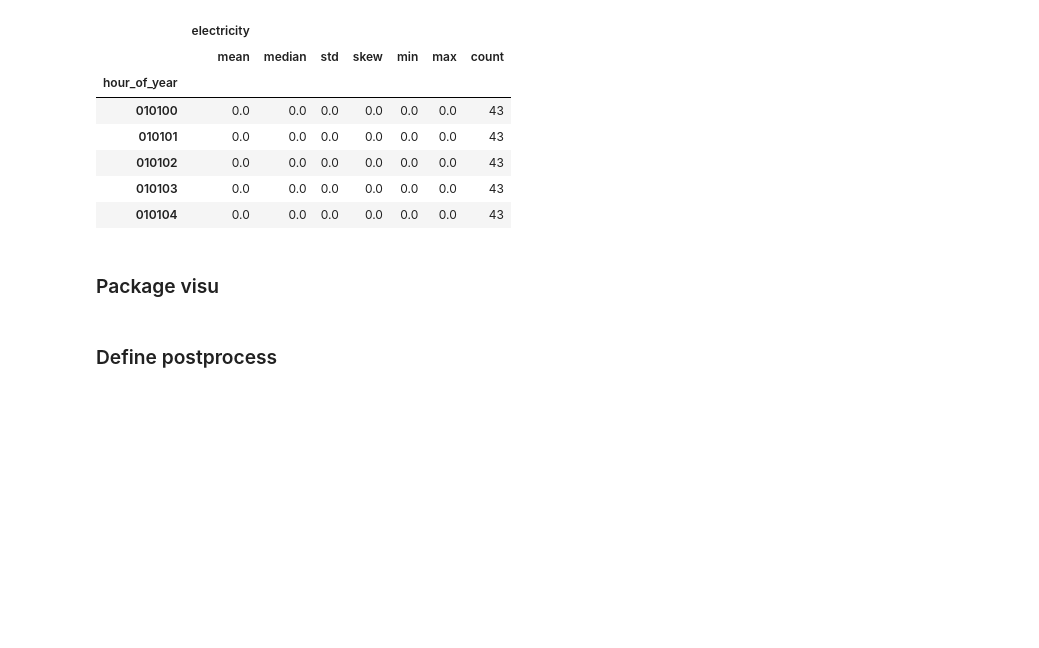
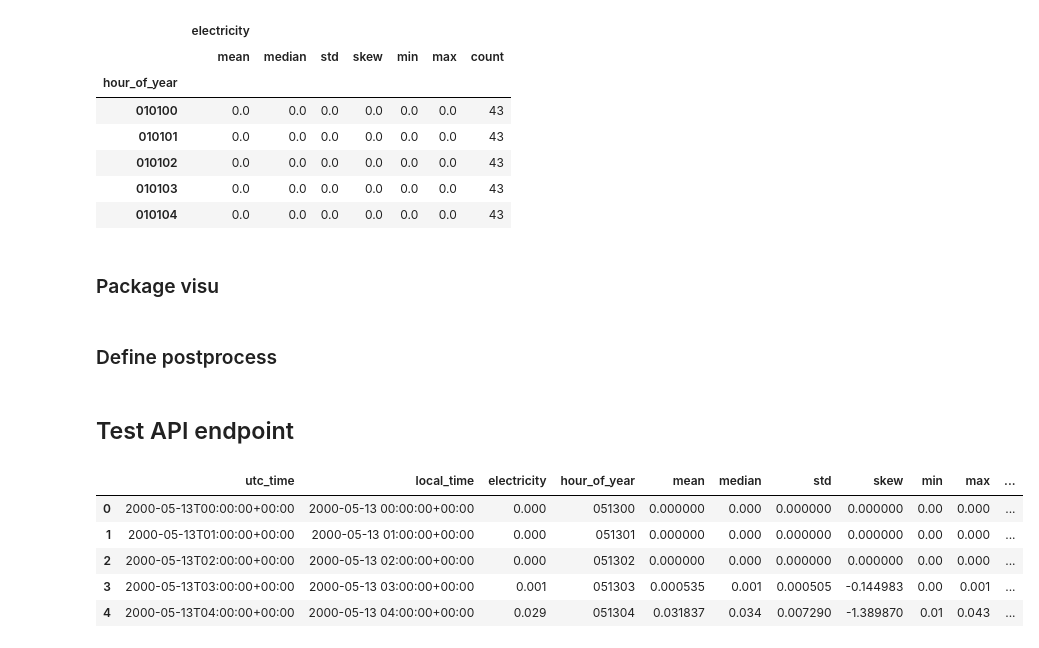
Before and after one commit to jerome-roeser/advanced-power-forecast, a Jupyter notebook: notebooks/hoernsch.ipynb, the cells around one changed output. Saved outputs shown, nothing was run; the diff lists cells and outputs as text; code cells hidden in the pictures; blank space fills up the shorter version.

```diff
--- a/notebooks/hoernsch.ipynb
+++ b/notebooks/hoernsch.ipynb
@@ -614,3 +616,5 @@ def get_plot_data(
   return plot_df
 # %% [markdown]
 ### Define postprocess
+# %% [markdown]
+## Test API endpoint
@@ -616,0 +635,10 @@ def get_plot_data(
+# %%
+plot_df = pd.DataFrame.from_dict(response_visu)
+plot_df.head()
+# %% [output]
+|  | utc_time | local_time | electricity | hour_of_year | mean | median | std | skew | min | max | ... |
+| 0 | 2000-05-13T00:00:00+00:00 | 2000-05-13 00:00:00+00:00 | 0.000 | 051300 | 0.000000 | 0.000 | 0.000000 | 0.000000 | 0.00 | 0.000 | ... |
+| 1 | 2000-05-13T01:00:00+00:00 | 2000-05-13 01:00:00+00:00 | 0.000 | 051301 | 0.000000 | 0.000 | 0.000000 | 0.000000 | 0.00 | 0.000 | ... |
+| 2 | 2000-05-13T02:00:00+00:00 | 2000-05-13 02:00:00+00:00 | 0.000 | 051302 | 0.000000 | 0.000 | 0.000000 | 0.000000 | 0.00 | 0.000 | ... |
+| 3 | 2000-05-13T03:00:00+00:00 | 2000-05-13 03:00:00+00:00 | 0.001 | 051303 | 0.000535 | 0.001 | 0.000505 | -0.144983 | 0.00 | 0.001 | ... |
+| 4 | 2000-05-13T04:00:00+00:00 | 2000-05-13 04:00:00+00:00 | 0.029 | 051304 | 0.031837 | 0.034 | 0.007290 | -1.389870 | 0.01 | 0.043 | ... |
```
Also changed, not shown: parts of 3 cells of this notebook, 2 other files.
